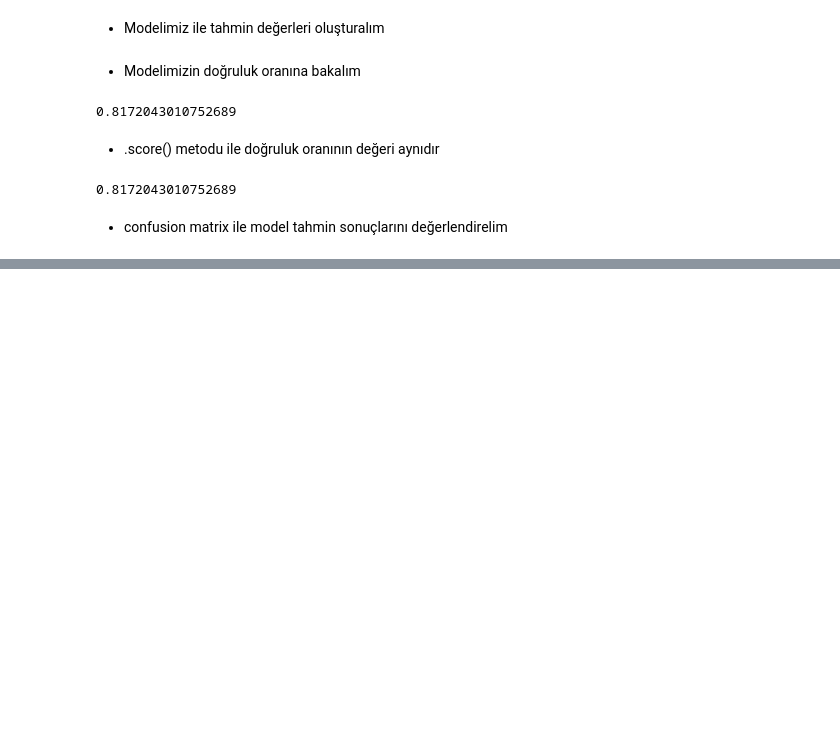
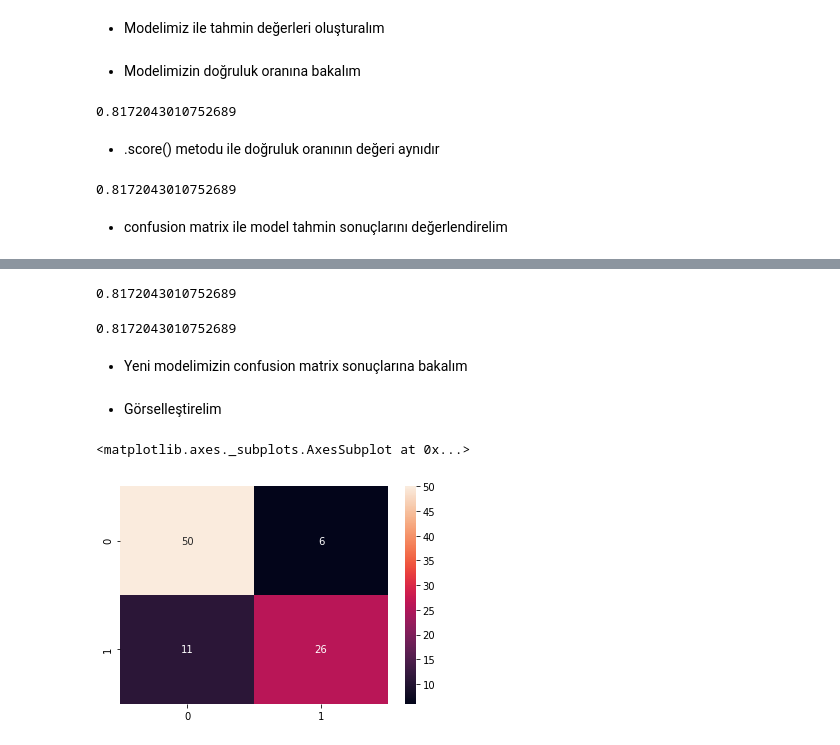
Before and after one commit to TheKoray/KNN-Tree-Ensemble-Algorithms, a Jupyter notebook: Biomechanical.ipynb, the cells around one changed output, grey strips where cells are left out. Drawn from its saved outputs; the diff is of its cells as text; code cells hidden in the pictures; blank space fills up the shorter version.

```diff
--- a/Biomechanical.ipynb
+++ b/Biomechanical.ipynb
@@ -731,0 +826,2 @@ cm = confusion_matrix(y_test,y_pred)
+# %%
+svc_tuned = SVC(C=0.01,kernel='linear')
@@ -731,0 +830,2 @@ cm = confusion_matrix(y_test,y_pred)
+# %%
+svc_tuned.fit(x_train,y_train)
@@ -731,0 +839,2 @@ cm = confusion_matrix(y_test,y_pred)
+# %%
+y_pred_tuned = svc_tuned.predict(x_test)
@@ -731,0 +843,25 @@ cm = confusion_matrix(y_test,y_pred)
+# %%
+from sklearn.metrics import accuracy_score
+
+accuracy_score(y_pred_tuned,y_test)
+# %% [output]
+0.8172043010752689
+# %%
+svc_tuned.score(x_test,y_test)
+# %% [output]
+0.8172043010752689
+# %% [markdown]
+- Yeni modelimizin confusion matrix sonuçlarına bakalım
+# %%
+from sklearn.metrics import confusion_matrix
+
+cm_tuned = confusion_matrix(y_pred_tuned,y_test)
+# %% [markdown]
+- Görselleştirelim
+# %%
+import seaborn as sns
+
+sns.heatmap(cm_tuned,annot=True)
+# %% [output]
+<matplotlib.axes._subplots.AxesSubplot at 0x...>
+[figure, added]
```
Also changed, not shown: parts of 17 cells of this notebook.
